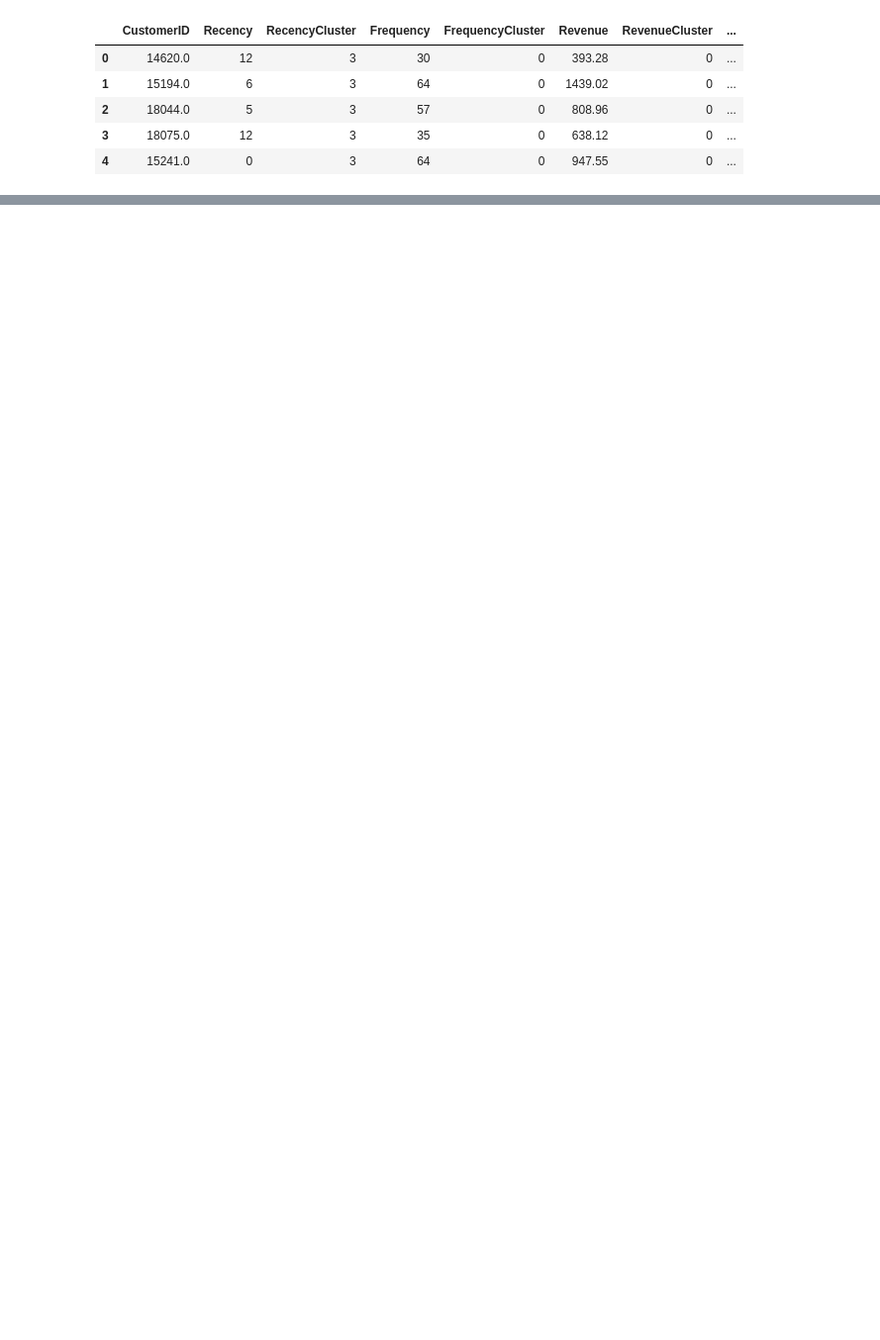
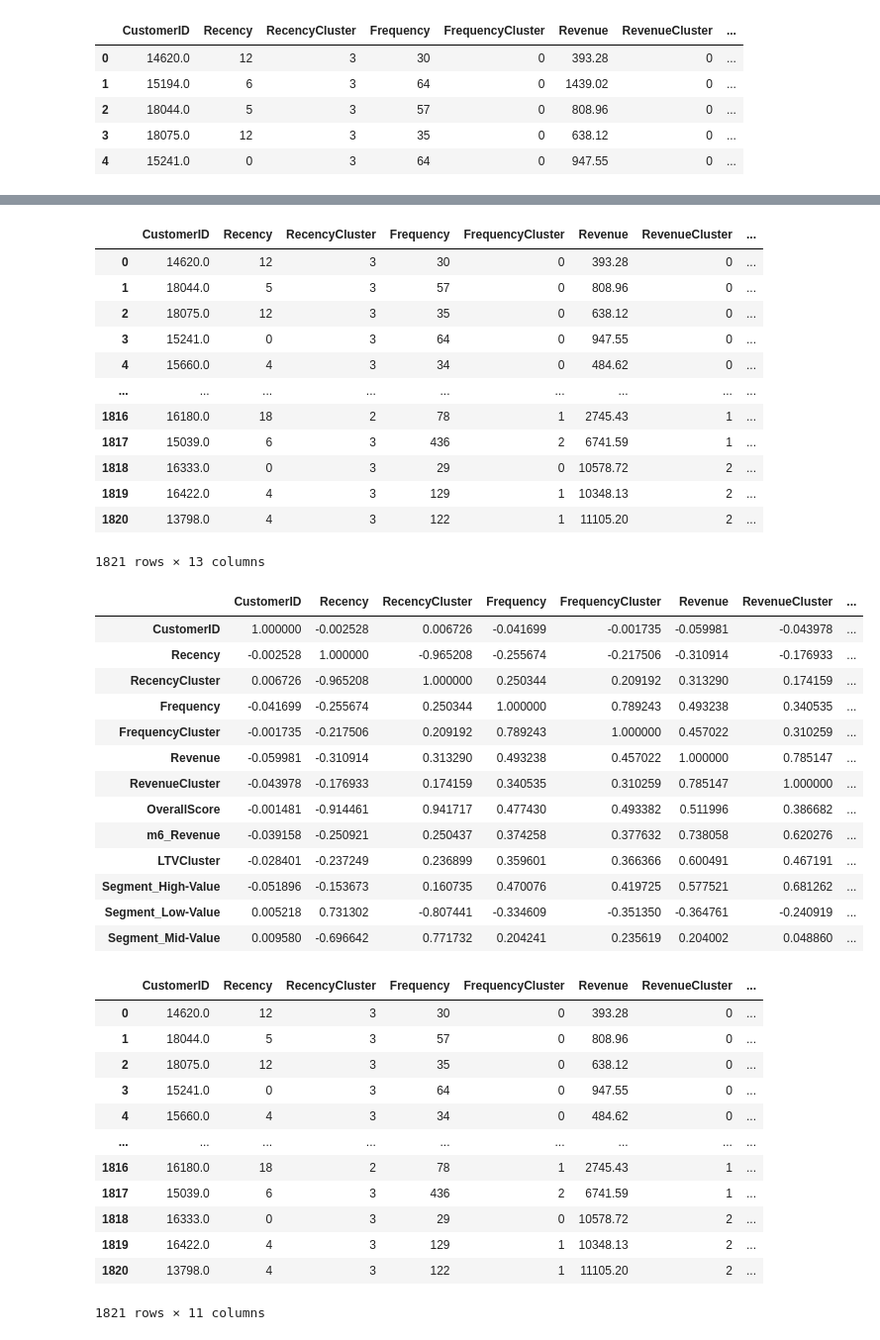
Before and after one commit to RitwickSV/Portfolio, a Jupyter notebook: Customer Segmentation End2End/Pt 3. Customer LTV (Lifetime Value) Prediction.ipynb, the cells around one changed output, grey strips where cells are left out. Shown at 99% size. Cells and saved outputs as stored; diff of their text form; code cells hidden in the pictures; blank space fills up the shorter version.

```diff
--- a/Customer Segmentation End2End/Pt 3. Customer LTV (Lifetime Value) Prediction.ipynb
+++ b/Customer Segmentation End2End/Pt 3. Customer LTV (Lifetime Value) Prediction.ipynb
@@ -109,0 +201,19 @@ display(tx_user.head())
+# %%
+
+#remove outliers
+tx_merge = tx_merge[tx_merge['m6_Revenue']<tx_merge['m6_Revenue'].quantile(0.99)]
+
+
+#creating 3 clusters
+kmeans = KMeans(n_clusters=3)
+kmeans.fit(tx_merge[['m6_Revenue']])
+tx_merge['LTVCluster'] = kmeans.predict(tx_merge[['m6_Revenue']])
+
+#order cluster number based on LTV
+tx_merge = order_cluster('LTVCluster', 'm6_Revenue',tx_merge,True)
+
+#creatinga new cluster dataframe
+tx_cluster = tx_merge.copy()
+
+#see details of the clusters
+tx_cluster.groupby('LTVCluster')['m6_Revenue'].describe()
@@ -109,0 +226,61 @@ display(tx_user.head())
+# %%
+
+#convert categorical columns to numerical
+tx_class = pd.get_dummies(tx_cluster)
+display(tx_class)
+
+
+#calculate and show correlations
+corr_matrix = tx_class.corr()
+corr_matrix['LTVCluster'].sort_values(ascending=False)
+display(corr_matrix)
+
+#create X and y, X will be feature set and y is the label - LTV
+X = tx_class.drop(['LTVCluster','m6_Revenue'],axis=1)
+y = tx_class['LTVCluster']
+display(X)
+display(y)
+
+#split training and test sets
+X_train, X_test, y_train, y_test = train_test_split(X, y, test_size=0.05, random_state=56)
+# %% [output]
+|  | CustomerID | Recency | RecencyCluster | Frequency | FrequencyCluster | Revenue | RevenueCluster | ... |
+| 0 | 14620.0 | 12 | 3 | 30 | 0 | 393.28 | 0 | ... |
+| 1 | 18044.0 | 5 | 3 | 57 | 0 | 808.96 | 0 | ... |
+| 2 | 18075.0 | 12 | 3 | 35 | 0 | 638.12 | 0 | ... |
+| 3 | 15241.0 | 0 | 3 | 64 | 0 | 947.55 | 0 | ... |
+| 4 | 15660.0 | 4 | 3 | 34 | 0 | 484.62 | 0 | ... |
+| ... | ... | ... | ... | ... | ... | ... | ... | ... |
+| 1816 | 16180.0 | 18 | 2 | 78 | 1 | 2745.43 | 1 | ... |
+| 1817 | 15039.0 | 6 | 3 | 436 | 2 | 6741.59 | 1 | ... |
+| 1818 | 16333.0 | 0 | 3 | 29 | 0 | 10578.72 | 2 | ... |
+| 1819 | 16422.0 | 4 | 3 | 129 | 1 | 10348.13 | 2 | ... |
+| 1820 | 13798.0 | 4 | 3 | 122 | 1 | 11105.20 | 2 | ... |
+1821 rows × 13 columns
+|  | CustomerID | Recency | RecencyCluster | Frequency | FrequencyCluster | Revenue | RevenueCluster | ... |
+| CustomerID | 1.000000 | -0.002528 | 0.006726 | -0.041699 | -0.001735 | -0.059981 | -0.043978 | ... |
+| Recency | -0.002528 | 1.000000 | -0.965208 | -0.255674 | -0.217506 | -0.310914 | -0.176933 | ... |
+| RecencyCluster | 0.006726 | -0.965208 | 1.000000 | 0.250344 | 0.209192 | 0.313290 | 0.174159 | ... |
+| Frequency | -0.041699 | -0.255674 | 0.250344 | 1.000000 | 0.789243 | 0.493238 | 0.340535 | ... |
+| FrequencyCluster | -0.001735 | -0.217506 | 0.209192 | 0.789243 | 1.000000 | 0.457022 | 0.310259 | ... |
+| Revenue | -0.059981 | -0.310914 | 0.313290 | 0.493238 | 0.457022 | 1.000000 | 0.785147 | ... |
+| RevenueCluster | -0.043978 | -0.176933 | 0.174159 | 0.340535 | 0.310259 | 0.785147 | 1.000000 | ... |
+| OverallScore | -0.001481 | -0.914461 | 0.941717 | 0.477430 | 0.493382 | 0.511996 | 0.386682 | ... |
+| m6_Revenue | -0.039158 | -0.250921 | 0.250437 | 0.374258 | 0.377632 | 0.738058 | 0.620276 | ... |
+| LTVCluster | -0.028401 | -0.237249 | 0.236899 | 0.359601 | 0.366366 | 0.600491 | 0.467191 | ... |
+| Segment_High-Value | -0.051896 | -0.153673 | 0.160735 | 0.470076 | 0.419725 | 0.577521 | 0.681262 | ... |
+| Segment_Low-Value | 0.005218 | 0.731302 | -0.807441 | -0.334609 | -0.351350 | -0.364761 | -0.240919 | ... |
+| Segment_Mid-Value | 0.009580 | -0.696642 | 0.771732 | 0.204241 | 0.235619 | 0.204002 | 0.048860 | ... |
+|  | CustomerID | Recency | RecencyCluster | Frequency | FrequencyCluster | Revenue | RevenueCluster | ... |
+| 0 | 14620.0 | 12 | 3 | 30 | 0 | 393.28 | 0 | ... |
+| 1 | 18044.0 | 5 | 3 | 57 | 0 | 808.96 | 0 | ... |
+| 2 | 18075.0 | 12 | 3 | 35 | 0 | 638.12 | 0 | ... |
+| 3 | 15241.0 | 0 | 3 | 64 | 0 | 947.55 | 0 | ... |
+| 4 | 15660.0 | 4 | 3 | 34 | 0 | 484.62 | 0 | ... |
+| ... | ... | ... | ... | ... | ... | ... | ... | ... |
+| 1816 | 16180.0 | 18 | 2 | 78 | 1 | 2745.43 | 1 | ... |
+| 1817 | 15039.0 | 6 | 3 | 436 | 2 | 6741.59 | 1 | ... |
+| 1818 | 16333.0 | 0 | 3 | 29 | 0 | 10578.72 | 2 | ... |
+| 1819 | 16422.0 | 4 | 3 | 129 | 1 | 10348.13 | 2 | ... |
+| 1820 | 13798.0 | 4 | 3 | 122 | 1 | 11105.20 | 2 | ... |
+1821 rows × 11 columns
```
Also changed, not shown: parts of 9 cells of this notebook, 3 other files.
